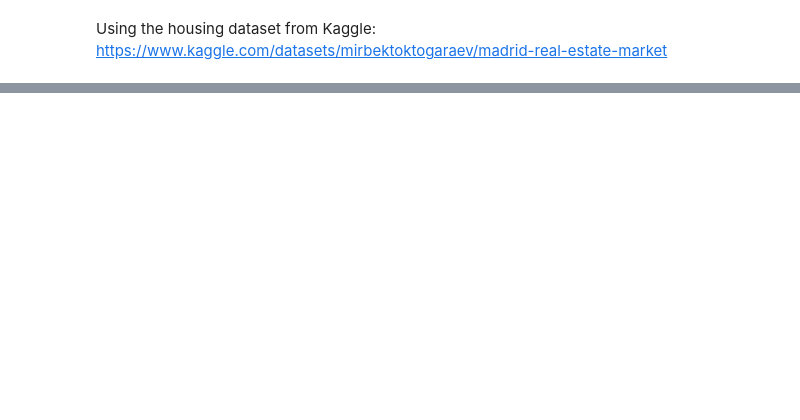
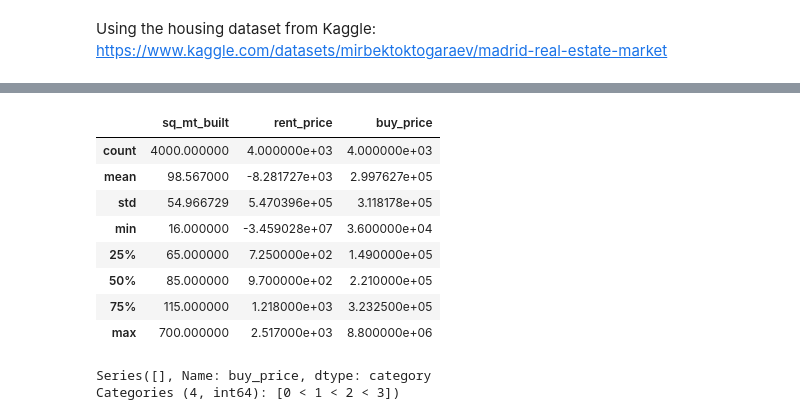
Before and after one commit to aimbesi1/CSC_4850-MachineLearning-Project, a Jupyter notebook: ML_Project.ipynb, the cells around one changed output, grey strips where cells are left out. Cells and saved outputs as stored; diff of their text form; code cells hidden in the pictures; blank space fills up the shorter version.

```diff
--- a/ML_Project.ipynb
+++ b/ML_Project.ipynb
@@ -36,8 +47,38 @@ df=pd.read_csv('houses_Madrid.csv', encoding='utf-8')
 # %%
 # Update X values later
-df_short = df.iloc[:1000, :][['sq_mt_built', 'rent_price', 'buy_price']].dropna()
-df_short['high_price'] = df_short['buy_price'].apply(lambda x: 1 if x > np.median(df_short['buy_price']) else 0)
+df_short = df.iloc[:4000, :][['sq_mt_built', 'rent_price', 'buy_price']].dropna()
+
+# df_short['high_price'] = df_short['buy_price'].apply(lambda x: 1 if x > np.median(df_short['buy_price']) else 0)
 X = df_short[['sq_mt_built', 'rent_price']]
-# y = df_short[['buy_price']]
-y = df_short['high_price'].values
+y = df_short['buy_price']
+# y = df_short['high_price'].values
+df_short.describe()
+# %% [output]
+|  | sq_mt_built | rent_price | buy_price |
+| count | 4000.000000 | 4.000000e+03 | 4.000000e+03 |
+| mean | 98.567000 | -8.281727e+03 | 2.997627e+05 |
+| std | 54.966729 | 5.470396e+05 | 3.118178e+05 |
+| min | 16.000000 | -3.459028e+07 | 3.600000e+04 |
+| 25% | 65.000000 | 7.250000e+02 | 1.490000e+05 |
+| 50% | 85.000000 | 9.700000e+02 | 2.210000e+05 |
+| 75% | 115.000000 | 1.218000e+03 | 3.232500e+05 |
+| max | 700.000000 | 2.517000e+03 | 8.800000e+06 |
+# %%
+# def discretize(y_subset, y, n):
+#   quantiles = []
+#   i = 0
+#   while i <= n:
+#     quantiles.append(y.quantile(i / n))
+#     i = i + 1
+#   return pd.cut(y_subset, bins=quantiles, labels=range(n))
+
+X_train, X_test, y_train, y_test = train_test_split(X, y, train_size=0.50, random_state=1234)
+
+y_train_d = pd.cut(y_train, bins=[0, y.quantile(0.25), y.quantile(0.5), y.quantile(0.75), y.quantile(1)], labels=[0, 1, 2, 3])
+y_test_d = pd.cut(y_test, bins=[0, y.quantile(0.25), y.quantile(0.5), y.quantile(0.75), y.quantile(1)], labels=[0, 1, 2, 3])
+
+y_train_d.loc[y_train_d.isna()].head()
+# %% [output]
+Series([], Name: buy_price, dtype: category
+Categories (4, int64): [0 < 1 < 2 < 3])
 # %%
```
Also changed, not shown: parts of 5 cells of this notebook.
